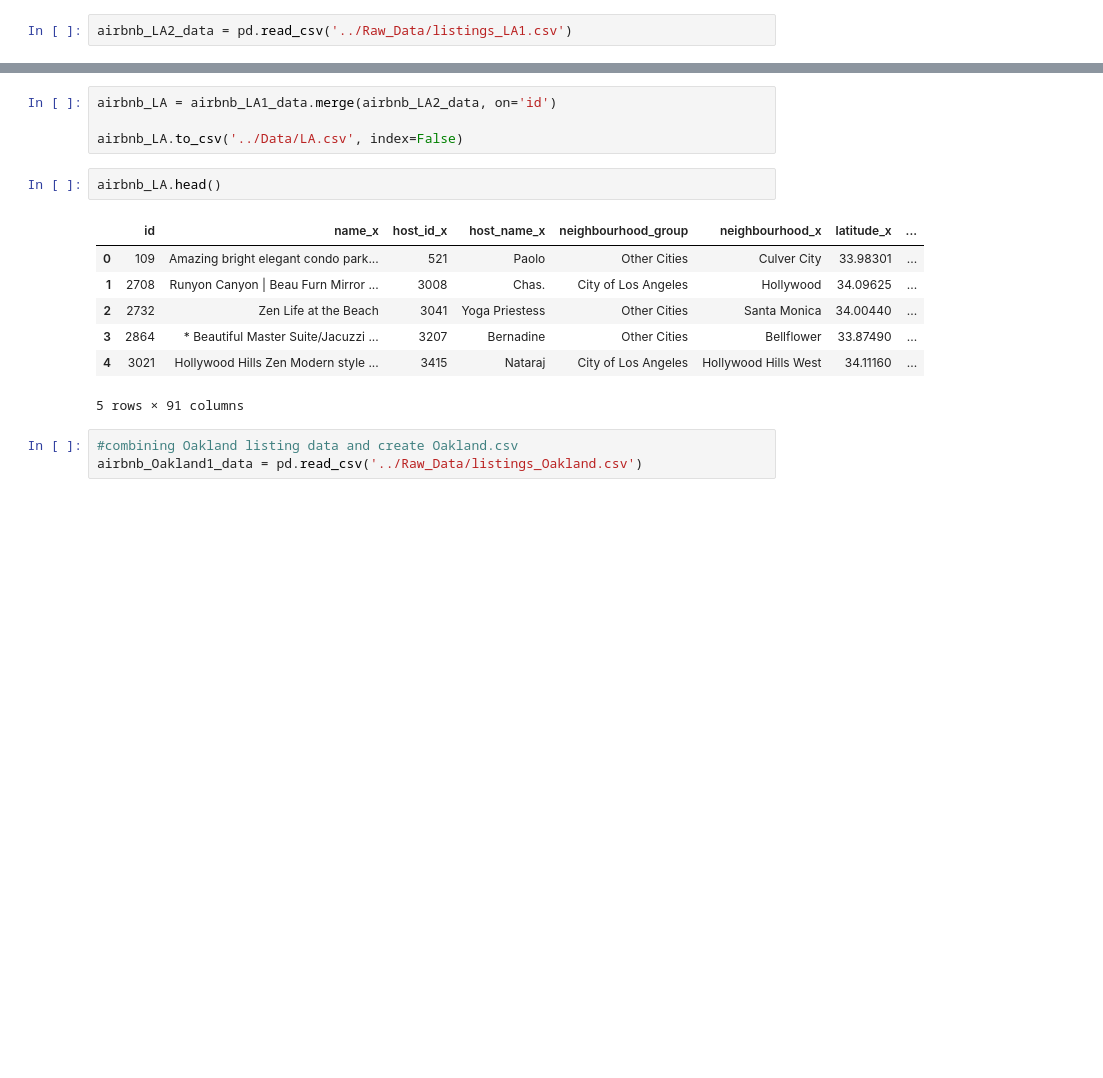
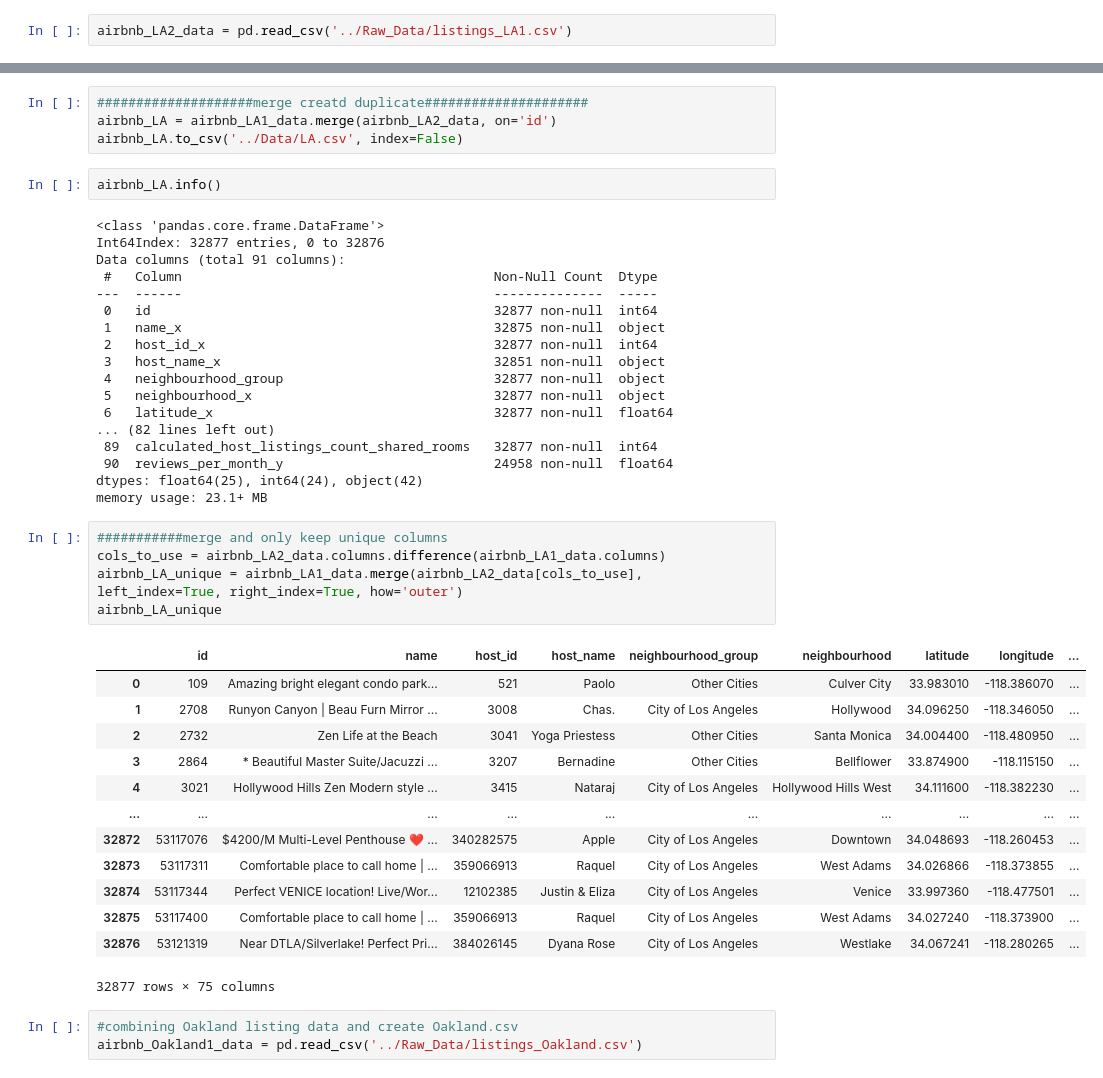
Before and after one commit to realoii/Springboard, a Jupyter notebook: California_Airbnb/Notebook/California_Airbnb.ipynb, the cells around one changed output, grey strips where cells are left out. Drawn from its saved outputs; the diff is of its cells as text; blank space fills up the shorter version.

```diff
--- a/California_Airbnb/Notebook/California_Airbnb.ipynb
+++ b/California_Airbnb/Notebook/California_Airbnb.ipynb
@@ -27,17 +53,46 @@ airbnb_LA2_data.head()
 # %%
+####################merge creatd duplicate#####################
 airbnb_LA = airbnb_LA1_data.merge(airbnb_LA2_data, on='id')
-
 airbnb_LA.to_csv('../Data/LA.csv', index=False)
 # %%
-airbnb_LA.head()
+airbnb_LA.info()
 # %% [output]
-|  | id | name_x | host_id_x | host_name_x | neighbourhood_group | neighbourhood_x | latitude_x | ... |
-| 0 | 109 | Amazing bright elegant condo park... | 521 | Paolo | Other Cities | Culver City | 33.98301 | ... |
-| 1 | 2708 | Runyon Canyon | Beau Furn Mirror ... | 3008 | Chas. | City of Los Angeles | Hollywood | 34.09625 | ... |
-| 2 | 2732 | Zen Life at the Beach | 3041 | Yoga Priestess | Other Cities | Santa Monica | 34.00440 | ... |
-| 3 | 2864 | * Beautiful Master Suite/Jacuzzi ... | 3207 | Bernadine | Other Cities | Bellflower | 33.87490 | ... |
-| 4 | 3021 | Hollywood Hills Zen Modern style ... | 3415 | Nataraj | City of Los Angeles | Hollywood Hills West | 34.11160 | ... |
-5 rows × 91 columns
+<class 'pandas.core.frame.DataFrame'>
+Int64Index: 32877 entries, 0 to 32876
+Data columns (total 91 columns):
+ #   Column                                        Non-Null Count  Dtype
+---  ------                                        --------------  -----
+ 0   id                                            32877 non-null  int64
+ 1   name_x                                        32875 non-null  object
+ 2   host_id_x                                     32877 non-null  int64
+ 3   host_name_x                                   32851 non-null  object
+ 4   neighbourhood_group                           32877 non-null  object
+ 5   neighbourhood_x                               32877 non-null  object
+ 6   latitude_x                                    32877 non-null  float64
+... (82 lines left out)
+ 89  calculated_host_listings_count_shared_rooms   32877 non-null  int64
+ 90  reviews_per_month_y                           24958 non-null  float64
+dtypes: float64(25), int64(24), object(42)
+memory usage: 23.1+ MB
+# %%
+###########merge and only keep unique columns
+cols_to_use = airbnb_LA2_data.columns.difference(airbnb_LA1_data.columns)
+airbnb_LA_unique = airbnb_LA1_data.merge(airbnb_LA2_data[cols_to_use], left_index=True, right_index=True, how='outer')
+airbnb_LA_unique
+# %% [output]
+|  | id | name | host_id | host_name | neighbourhood_group | neighbourhood | latitude | longitude | ... |
+| 0 | 109 | Amazing bright elegant condo park... | 521 | Paolo | Other Cities | Culver City | 33.983010 | -118.386070 | ... |
+| 1 | 2708 | Runyon Canyon | Beau Furn Mirror ... | 3008 | Chas. | City of Los Angeles | Hollywood | 34.096250 | -118.346050 | ... |
+| 2 | 2732 | Zen Life at the Beach | 3041 | Yoga Priestess | Other Cities | Santa Monica | 34.004400 | -118.480950 | ... |
+| 3 | 2864 | * Beautiful Master Suite/Jacuzzi ... | 3207 | Bernadine | Other Cities | Bellflower | 33.874900 | -118.115150 | ... |
+| 4 | 3021 | Hollywood Hills Zen Modern style ... | 3415 | Nataraj | City of Los Angeles | Hollywood Hills West | 34.111600 | -118.382230 | ... |
+| ... | ... | ... | ... | ... | ... | ... | ... | ... | ... |
+| 32872 | 53117076 | $4200/M Multi-Level Penthouse ❤️ ... | 340282575 | Apple | City of Los Angeles | Downtown | 34.048693 | -118.260453 | ... |
+| 32873 | 53117311 | Comfortable place to call home | ... | 359066913 | Raquel | City of Los Angeles | West Adams | 34.026866 | -118.373855 | ... |
+| 32874 | 53117344 | Perfect VENICE location! Live/Wor... | 12102385 | Justin & Eliza | City of Los Angeles | Venice | 33.997360 | -118.477501 | ... |
+| 32875 | 53117400 | Comfortable place to call home | ... | 359066913 | Raquel | City of Los Angeles | West Adams | 34.027240 | -118.373900 | ... |
+| 32876 | 53121319 | Near DTLA/Silverlake! Perfect Pri... | 384026145 | Dyana Rose | City of Los Angeles | Westlake | 34.067241 | -118.280265 | ... |
+32877 rows × 75 columns
 # %%
 #combining Oakland listing data and create Oakland.csv
 airbnb_Oakland1_data = pd.read_csv('../Raw_Data/listings_Oakland.csv')
```
Also changed, not shown: parts of 29 cells of this notebook.
